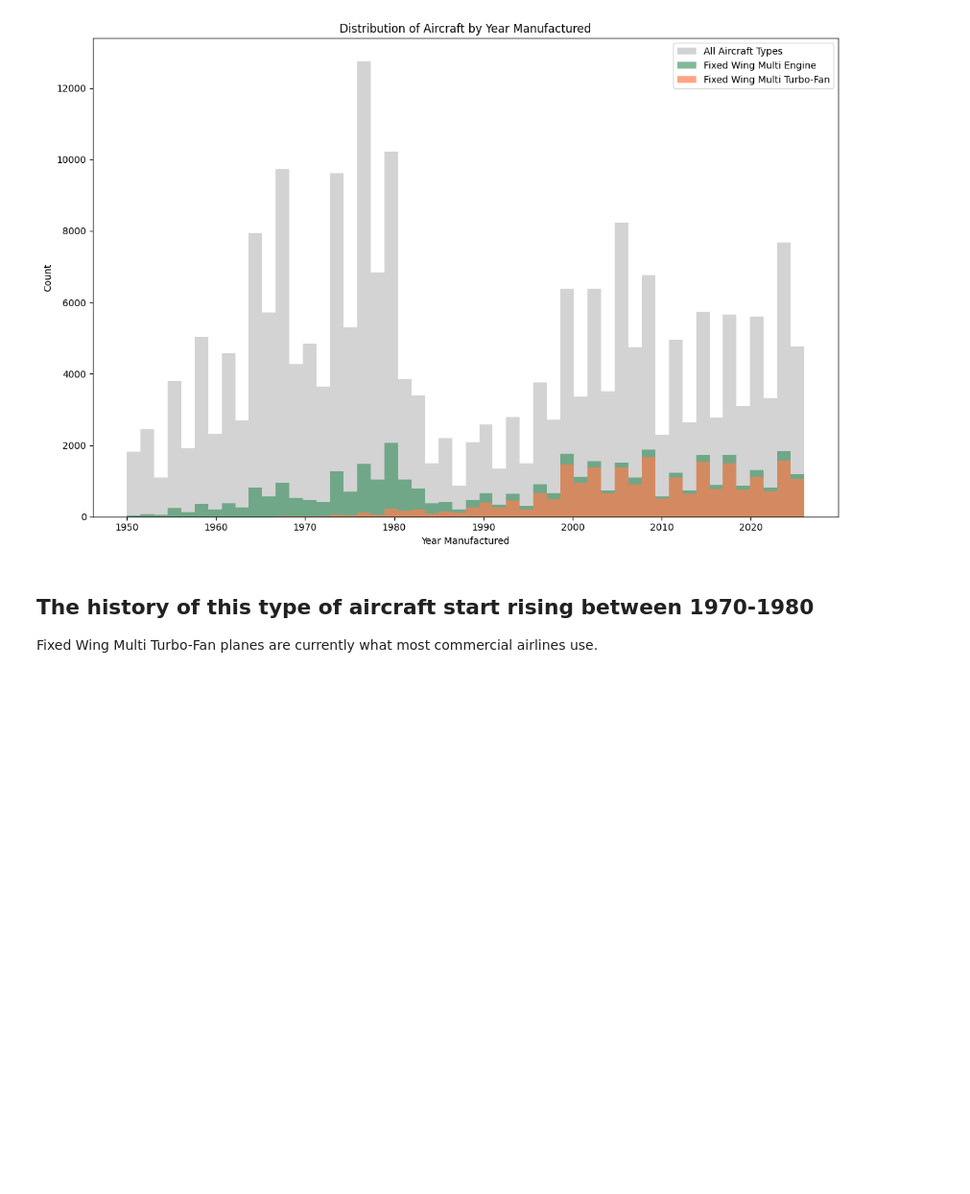
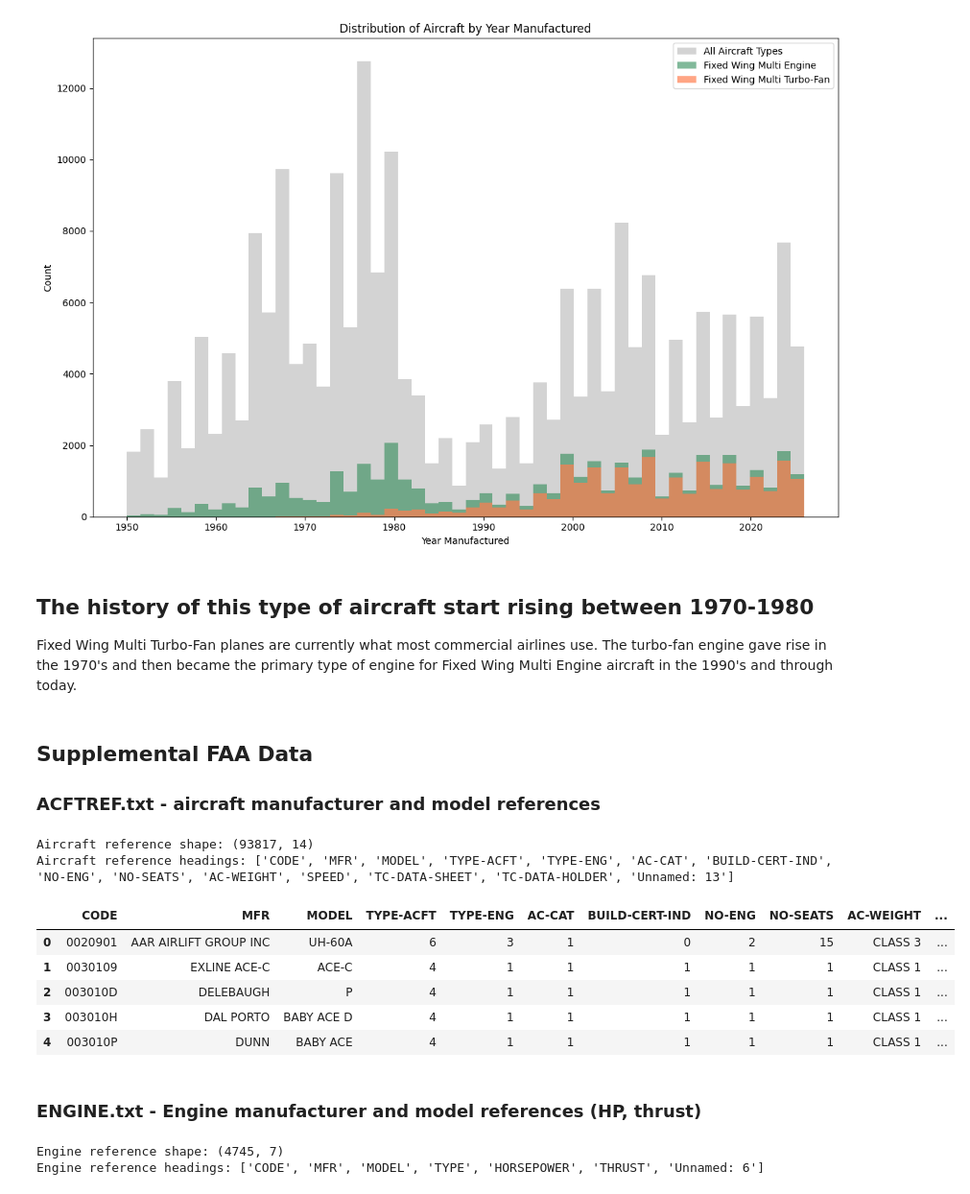
Before and after one commit to UC-Berkeley-I-School/207-Summer26-FinalProject-MLModel, a Jupyter notebook: teammates_notebook/justin_data_cleaning.ipynb, the cells around one changed output. Shown at 96% size. Saved outputs shown, nothing was run; the diff lists cells and outputs as text; code cells hidden in the pictures; blank space fills up the shorter version.

Commit message:
added aircraft ref and engine ref data files, EDA on commerical airlines

```diff
--- a/teammates_notebook/justin_data_cleaning.ipynb
+++ b/teammates_notebook/justin_data_cleaning.ipynb
@@ -605,4 +611,34 @@ plt.show()
 [figure]
 # %% [markdown]
 ## The history of this type of aircraft start rising between 1970-1980
-Fixed Wing Multi Turbo-Fan planes are currently what most commercial airlines use.
+Fixed Wing Multi Turbo-Fan planes are currently what most commercial airlines use. The turbo-fan engine gave rise in the 1970's and then became the primary type of engine for Fixed Wing Multi Engine aircraft in the 1990's and through today.
+# %% [markdown]
+## Supplemental FAA Data
+### ACFTREF.txt - aircraft manufacturer and model references
+# %%
+# let's load the aircraft manufacturer data
+aircraft_ref = pd.read_csv('/Users/justin/DATASCI207/207-Summer26-FinalProject-MLModel/datasets/FAA/ACFTREF.txt')
+print("Aircraft reference shape:", aircraft_ref.shape)
+print("Aircraft reference headings:", aircraft_ref.columns.tolist())
+# %% [output]
+Aircraft reference shape: (93817, 14)
+Aircraft reference headings: ['CODE', 'MFR', 'MODEL', 'TYPE-ACFT', 'TYPE-ENG', 'AC-CAT', 'BUILD-CERT-IND', 'NO-ENG', 'NO-SEATS', 'AC-WEIGHT', 'SPEED', 'TC-DATA-SHEET', 'TC-DATA-HOLDER', 'Unnamed: 13']
+# %%
+aircraft_ref.head()
+# %% [output]
+|  | CODE | MFR | MODEL | TYPE-ACFT | TYPE-ENG | AC-CAT | BUILD-CERT-IND | NO-ENG | NO-SEATS | AC-WEIGHT | ... |
+| 0 | 0020901 | AAR AIRLIFT GROUP INC | UH-60A | 6 | 3 | 1 | 0 | 2 | 15 | CLASS 3 | ... |
+| 1 | 0030109 | EXLINE ACE-C | ACE-C | 4 | 1 | 1 | 1 | 1 | 1 | CLASS 1 | ... |
+| 2 | 003010D | DELEBAUGH | P | 4 | 1 | 1 | 1 | 1 | 1 | CLASS 1 | ... |
+| 3 | 003010H | DAL PORTO | BABY ACE D | 4 | 1 | 1 | 1 | 1 | 1 | CLASS 1 | ... |
+| 4 | 003010P | DUNN | BABY ACE | 4 | 1 | 1 | 1 | 1 | 1 | CLASS 1 | ... |
+# %% [markdown]
+### ENGINE.txt - Engine manufacturer and model references (HP, thrust)
+# %%
+# let's do the same thing for engine reference
+engine_ref = pd.read_csv('/Users/justin/DATASCI207/207-Summer26-FinalProject-MLModel/datasets/FAA/ENGINE.txt')
+print("Engine reference shape:", engine_ref.shape)
+print("Engine reference headings:", engine_ref.columns.tolist())
+# %% [output]
+Engine reference shape: (4745, 7)
+Engine reference headings: ['CODE', 'MFR', 'MODEL', 'TYPE', 'HORSEPOWER', 'THRUST', 'Unnamed: 6']
```
Also changed, not shown: parts of 25 cells of this notebook, 1 other file.
